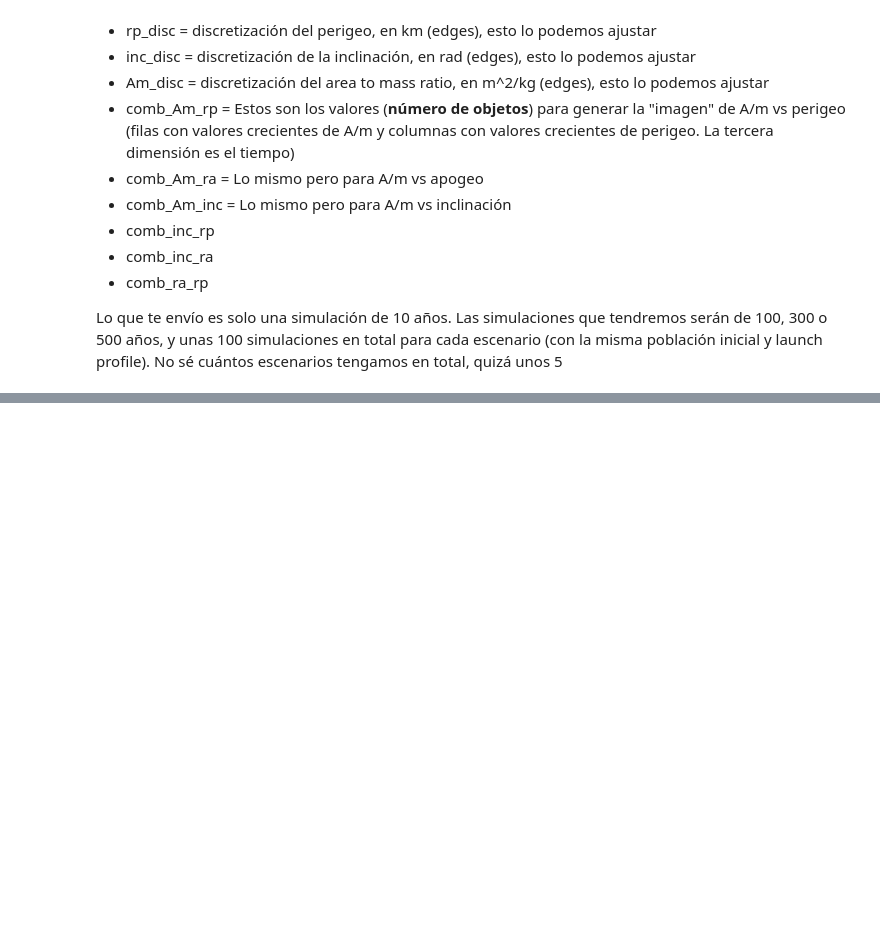
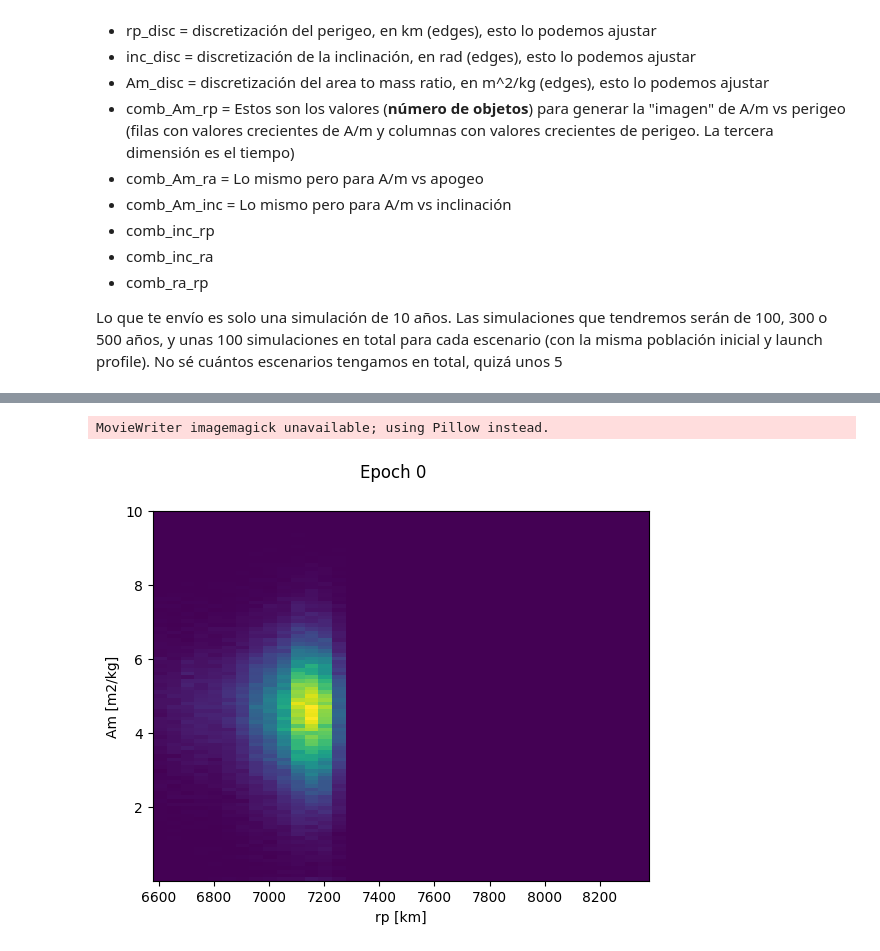
Before and after one commit to ARCLab-MIT/mocat-ml, a Jupyter notebook: nbs/mocat_ml_draftsheet.ipynb, the cells around one changed output, grey strips where cells are left out. Drawn from its saved outputs; the diff is of its cells as text; code cells hidden in the pictures; blank space fills up the shorter version.

```diff
--- a/nbs/mocat_ml_draftsheet.ipynb
+++ b/nbs/mocat_ml_draftsheet.ipynb
@@ -52,0 +219,32 @@ Lo que te envío es solo una simulación de 10 años. Las simulaciones que tendr
+# %%
+# Slow cell
+from IPython.display import HTML
+
+fig = plt.figure()
+ax = fig.add_subplot(111)
+# Plot matrix at t=0
+im = ax.imshow(mat['comb_Am_rp'][:,:,0], extent=[np.min(mat['rp_disc']),
+                                                    np.max(mat['rp_disc']),
+                                                    np.min(mat['Am_disc']),
+                                                    np.max(mat['Am_disc'])], aspect='auto')
+
+plt.xlabel('rp [km]')
+plt.ylabel('Am [m2/kg]')
+
+# Define a function that updates the data of the plot
+# Change the title of the plot to show the time of the epoch
+def animate(i, im, fig):
+    fig.suptitle(f'Epoch {i}')
+    im.set_array(mat['comb_Am_rp'][:, :, i])  # Update data
+    return im,
+
+ani = animation.FuncAnimation(fig,
+                        animate,
+                        frames=mat['comb_Am_rp'].shape[-1],
+                        fargs=(im, fig))
+
+# Save the animation as a gif file
+ani.save('../plots/Am_rp.gif', writer='imagemagick', fps=10)
+# %% [output]
+MovieWriter imagemagick unavailable; using Pillow instead.
+[figure, added]
```
Also changed, not shown: parts of 18 cells of this notebook, 5 other files.
